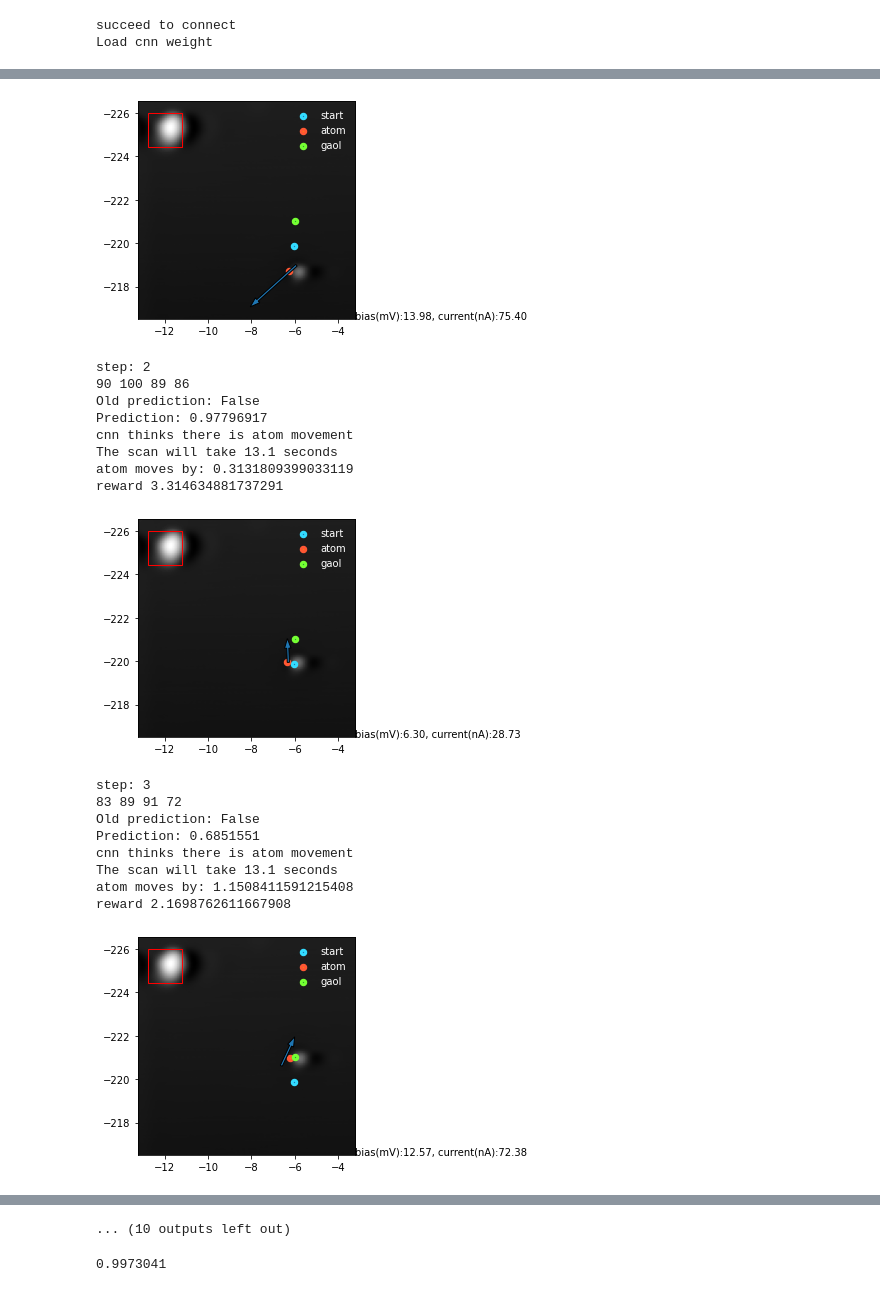
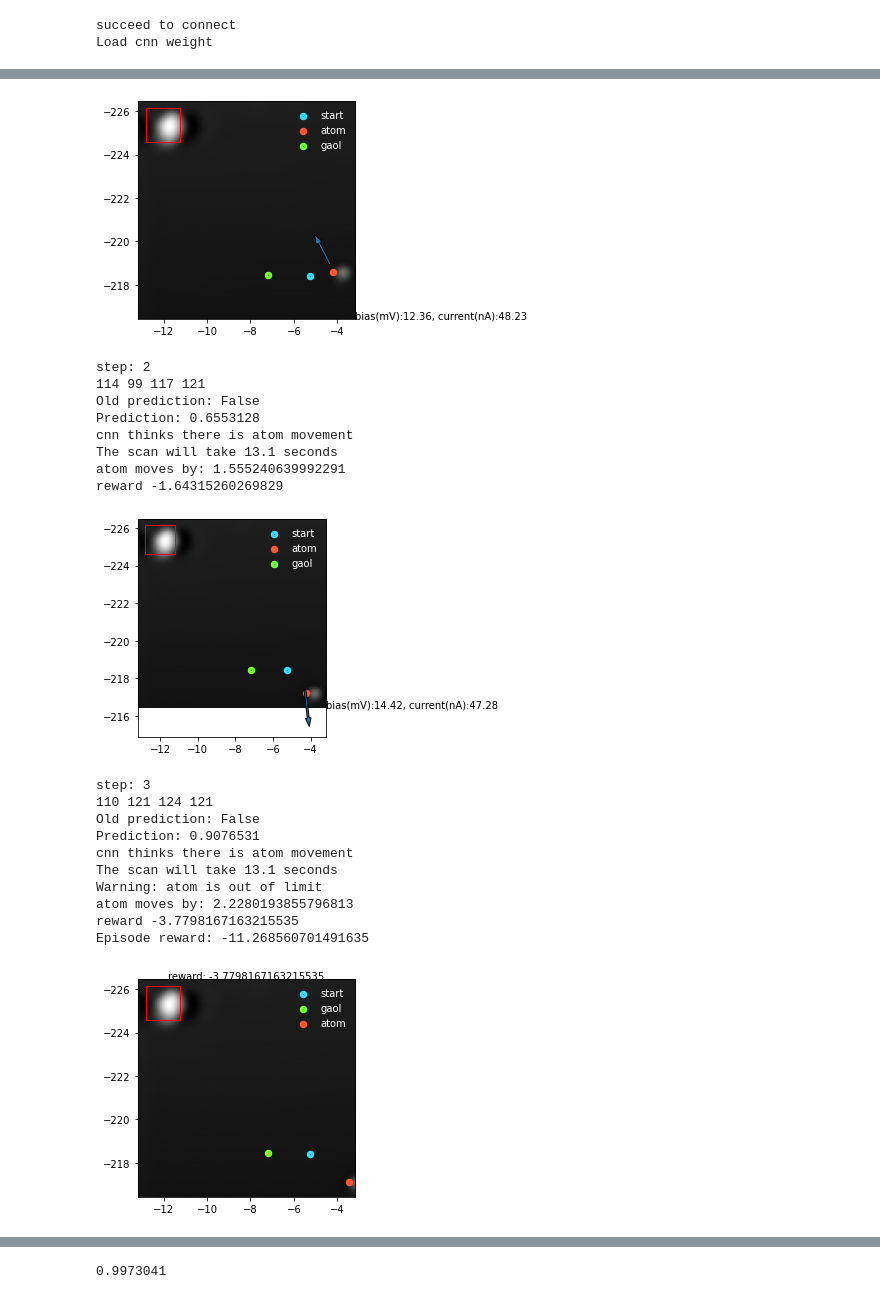
Before and after one commit to SINGROUP/Atom_manipulation_with_RL, a Jupyter notebook: single_atom_training_2nd_round.ipynb, the cells around one changed output, grey strips where cells are left out. Saved outputs shown, nothing was run; the diff lists cells and outputs as text; code cells hidden in the pictures.

```diff
--- a/single_atom_training_2nd_round.ipynb
+++ b/single_atom_training_2nd_round.ipynb
@@ -176,5 +176,5 @@ def sac_train(max_steps, num_episodes = 50, episode_start = 0):
             torch.save(agent.policy.state_dict(), '{}/_policy_{}.pth'.format(folder_name,i_episode))
             torch.save(agent.alpha, '{}/_alpha_{}.pth'.format(folder_name,i_episode))
 # %%
-sac_train(max_steps=max_len, episode_start = 23,num_episodes = 1000)
+sac_train(max_steps=max_len, episode_start = 39,num_episodes = 1000)
 # %% [output]
@@ -206,19 +200,21 @@ reward -2.9347909584907983
-[figure, old version]
+[figure, new version]
 step: 2
-90 100 89 86
+114 99 117 121
 Old prediction: False
-Prediction: 0.97796917
+Prediction: 0.6553128
 cnn thinks there is atom movement
 The scan will take 13.1 seconds
-atom moves by: 0.3131809399033119
-reward 3.314634881737291
+atom moves by: 1.555240639992291
+reward -1.64315260269829
-[figure, old version]
+[figure, new version]
 step: 3
-83 89 91 72
+110 121 124 121
 Old prediction: False
-Prediction: 0.6851551
+Prediction: 0.9076531
 cnn thinks there is atom movement
 The scan will take 13.1 seconds
-atom moves by: 1.1508411591215408
-reward 2.1698762611667908
+Warning: atom is out of limit
+atom moves by: 2.2280193855796813
+reward -3.7798167163215535
+Episode reward: -11.268560701491635
-[figure, old version]
+[figure, new version]
@@ -231,4 +230,3 @@ Episode reward: -7.420431559135662
-... (10 outputs left out)
 # %%
 env.atom_absolute_nm = None
 # %%
```
Also changed, not shown: parts of 3 cells of this notebook, 1 other file.
